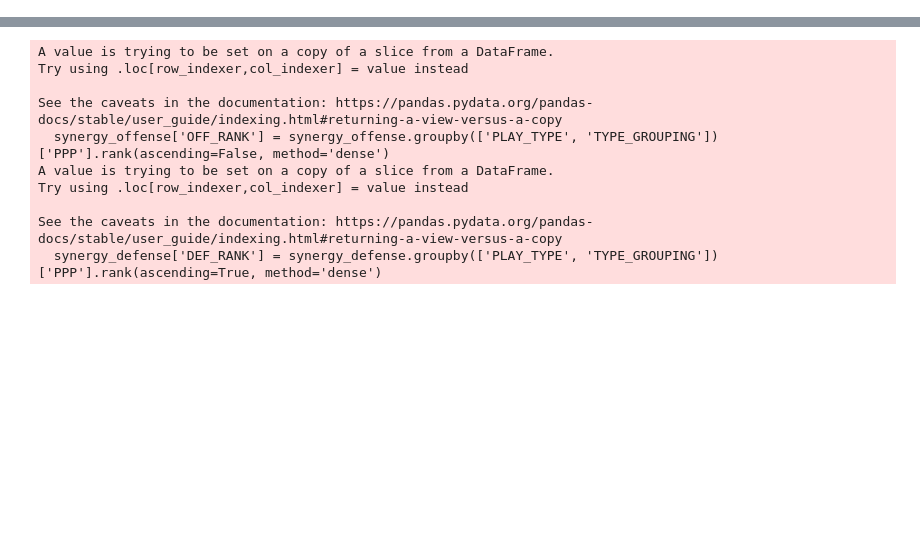
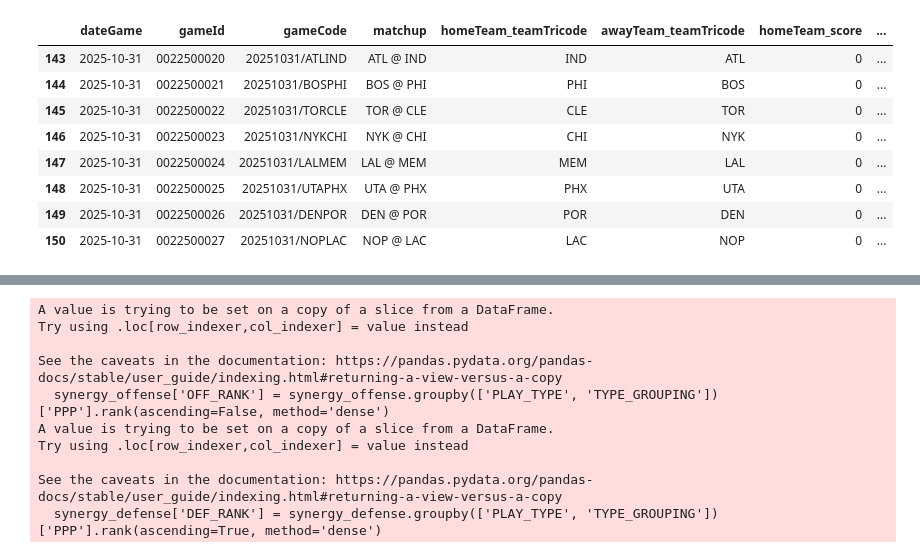
Before and after one commit to jrborman13/NBA, a Jupyter notebook: new-streamlit-app/nba_team_data_main.ipynb, the cells around one changed output, grey strips where cells are left out. Cells and saved outputs as stored; diff of their text form; code cells hidden in the pictures; blank space fills up the shorter version.

```diff
--- a/new-streamlit-app/nba_team_data_main.ipynb
+++ b/new-streamlit-app/nba_team_data_main.ipynb
@@ -6,0 +11,31 @@ from itertools import product
+# %%
+league_schedule = nba_api.stats.endpoints.ScheduleLeagueV2(
+    league_id = '00',
+    season = '2025-26'
+).get_data_frames()[0]
+
+today = datetime.now().strftime('%Y-%m-%d')
+
+league_schedule['dateGame'] = pd.to_datetime(league_schedule['gameDate'])
+league_schedule['matchup'] = league_schedule['awayTeam_teamTricode'] + ' @ ' + league_schedule['homeTeam_teamTricode']
+
+todays_games = league_schedule[
+    league_schedule['dateGame'] == today
+][[
+    'dateGame', 'gameId', 'gameCode', 'matchup', 'homeTeam_teamTricode', 'awayTeam_teamTricode', 'homeTeam_score', 'awayTeam_score',
+    'homeTeam_wins', 'homeTeam_losses', 'homeTeam_seed', 'awayTeam_wins', 'awayTeam_losses', 'awayTeam_seed'
+]]
+
+todays_matchups = todays_games['matchup'].unique().tolist()
+
+todays_games
+# %% [output]
+|  | dateGame | gameId | gameCode | matchup | homeTeam_teamTricode | awayTeam_teamTricode | homeTeam_score | ... |
+| 143 | 2025-10-31 | 0022500020 | 20251031/ATLIND | ATL @ IND | IND | ATL | 0 | ... |
+| 144 | 2025-10-31 | 0022500021 | 20251031/BOSPHI | BOS @ PHI | PHI | BOS | 0 | ... |
+| 145 | 2025-10-31 | 0022500022 | 20251031/TORCLE | TOR @ CLE | CLE | TOR | 0 | ... |
+| 146 | 2025-10-31 | 0022500023 | 20251031/NYKCHI | NYK @ CHI | CHI | NYK | 0 | ... |
+| 147 | 2025-10-31 | 0022500024 | 20251031/LALMEM | LAL @ MEM | MEM | LAL | 0 | ... |
+| 148 | 2025-10-31 | 0022500025 | 20251031/UTAPHX | UTA @ PHX | PHX | UTA | 0 | ... |
+| 149 | 2025-10-31 | 0022500026 | 20251031/DENPOR | DEN @ POR | POR | DEN | 0 | ... |
+| 150 | 2025-10-31 | 0022500027 | 20251031/NOPLAC | NOP @ LAC | LAC | NOP | 0 | ... |
```
Also changed, not shown: parts of 10 cells of this notebook, 16 other files.
